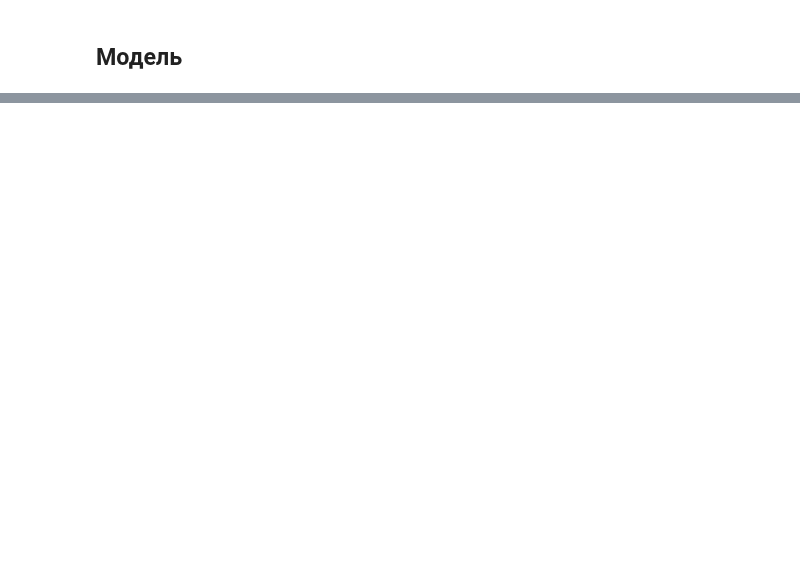
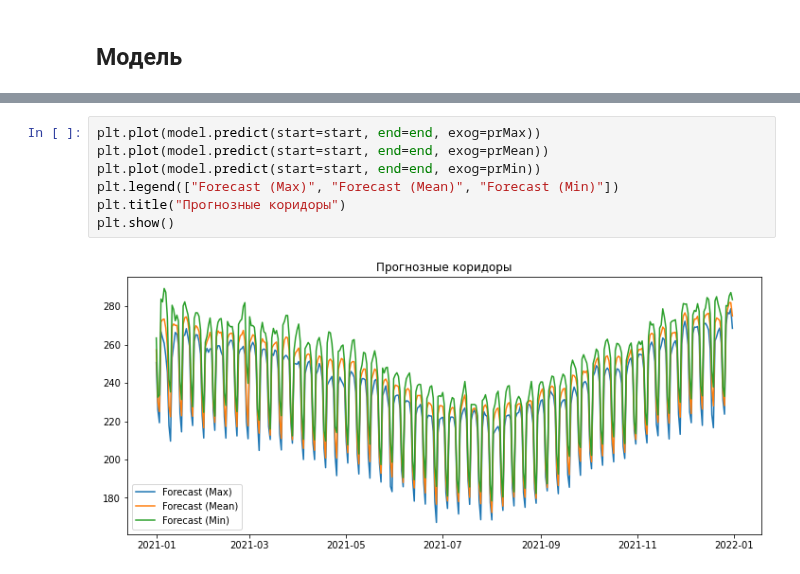
Before and after one commit to endygamedev/university, a Jupyter notebook: 3-course-6-semester/forecasting-methods/4. Exogenous factors/4.1 Task.ipynb, the cells around one changed output, grey strips where cells are left out. Drawn from its saved outputs; the diff is of its cells as text; blank space fills up the shorter version.

```diff
--- a/3-course-6-semester/forecasting-methods/4. Exogenous factors/4.1 Task.ipynb
+++ b/3-course-6-semester/forecasting-methods/4. Exogenous factors/4.1 Task.ipynb
@@ -83,0 +90,9 @@ plt.show()
+# %%
+plt.plot(model.predict(start=start, end=end, exog=prMax))
+plt.plot(model.predict(start=start, end=end, exog=prMean))
+plt.plot(model.predict(start=start, end=end, exog=prMin))
+plt.legend(["Forecast (Max)", "Forecast (Mean)", "Forecast (Min)"])
+plt.title("Прогнозные коридоры")
+plt.show()
+# %% [output]
+[figure, added]
```
Also changed, not shown: parts of 13 cells of this notebook, 3 other files.
